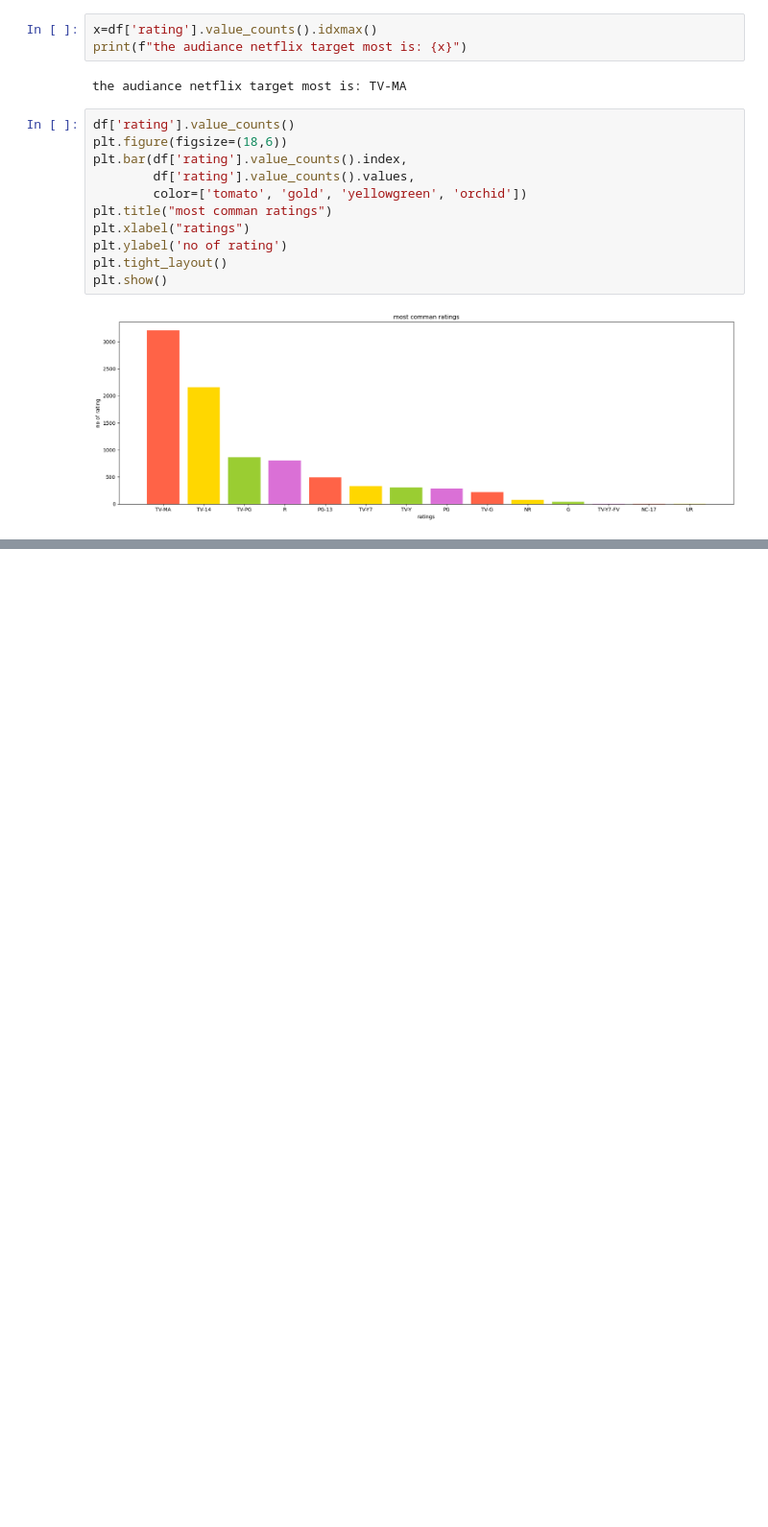
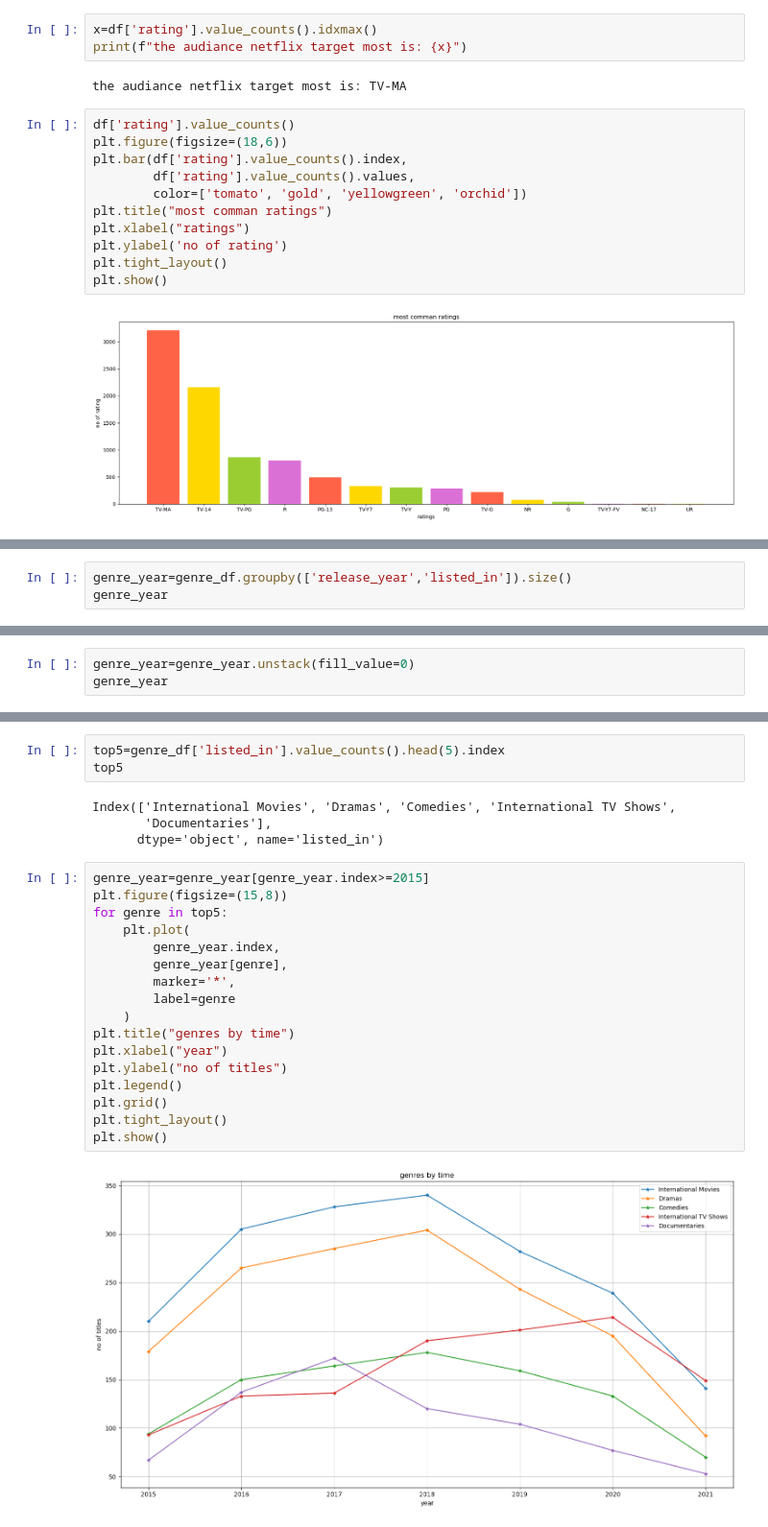
Before and after one commit to VikasBadal08/netflix_analys, a Jupyter notebook: eda.ipynb, the cells around one changed output, grey strips where cells are left out. Shown at 96% size. Cells and saved outputs as stored; diff of their text form; blank space fills up the shorter version.

```diff
--- a/eda.ipynb
+++ b/eda.ipynb
@@ -167,0 +215,3 @@ plt.show()
+# %%
+genre_year=genre_df.groupby(['release_year','listed_in']).size()
+genre_year
@@ -167,0 +232,3 @@ plt.show()
+# %%
+genre_year=genre_year.unstack(fill_value=0)
+genre_year
@@ -167,0 +250,26 @@ plt.show()
+# %%
+top5=genre_df['listed_in'].value_counts().head(5).index
+top5
+# %% [output]
+Index(['International Movies', 'Dramas', 'Comedies', 'International TV Shows',
+       'Documentaries'],
+      dtype='object', name='listed_in')
+# %%
+genre_year=genre_year[genre_year.index>=2015]
+plt.figure(figsize=(15,8))
+for genre in top5:
+    plt.plot(
+        genre_year.index,
+        genre_year[genre],
+        marker='*',
+        label=genre
+    )
+plt.title("genres by time")
+plt.xlabel("year")
+plt.ylabel("no of titles")
+plt.legend()
+plt.grid()
+plt.tight_layout()
+plt.show()
+# %% [output]
+[figure, added]
```
Also changed, not shown: parts of 10 cells of this notebook.
